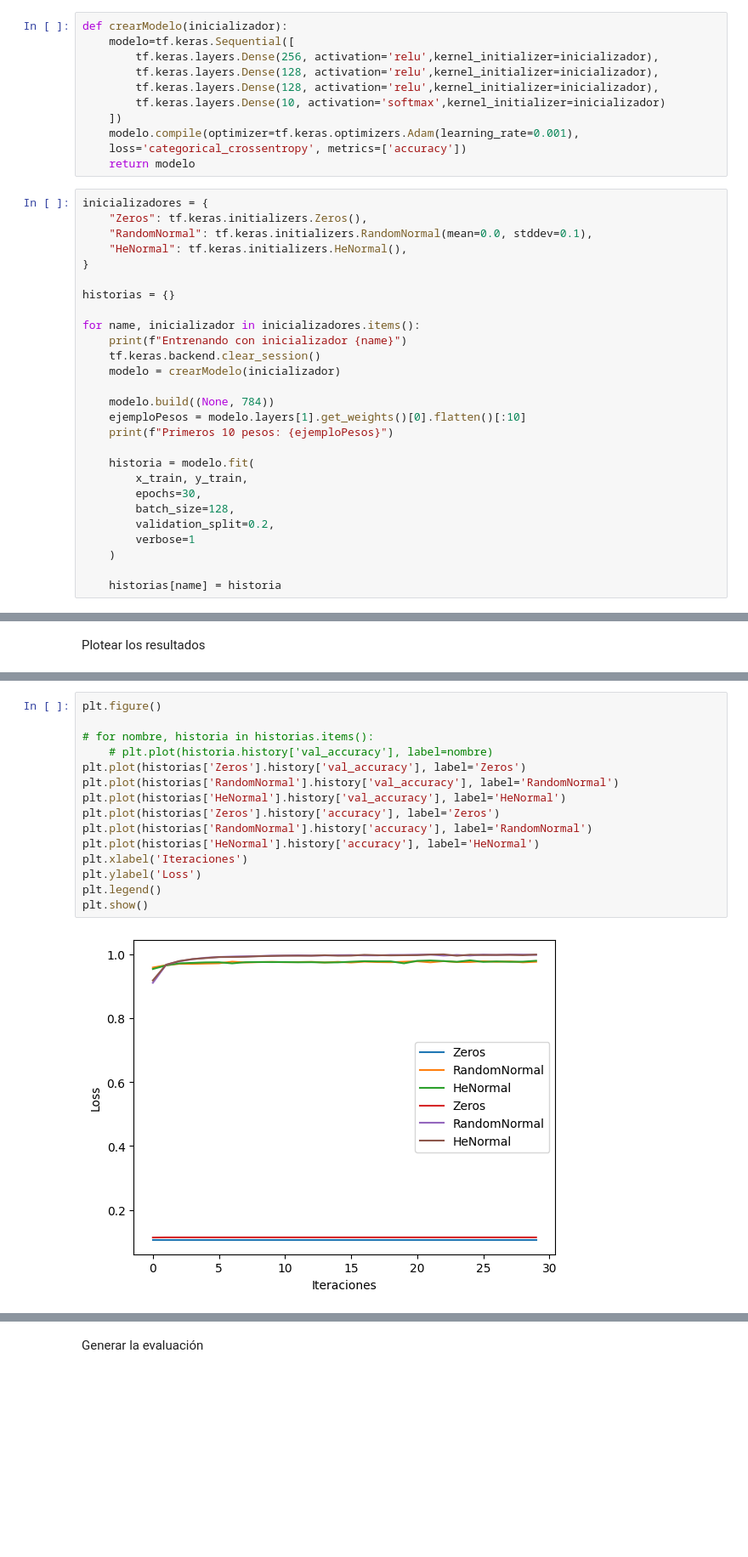
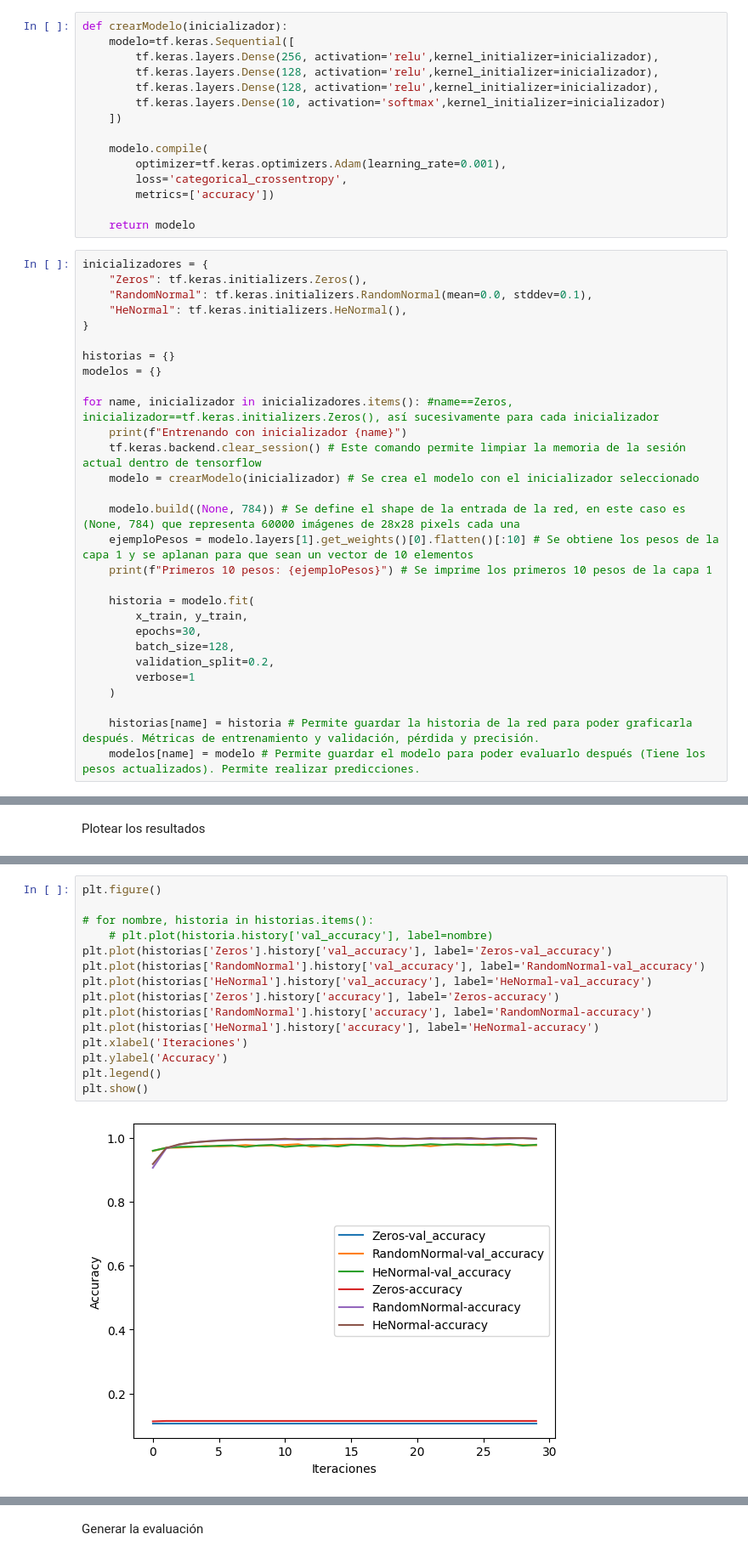
Before and after one commit to larenwell/ai-dl-tensorflow-specialization-fabricum-pucp, a Jupyter notebook: clase4-RedesNeuronales-mnist.ipynb, the cells around one changed output, grey strips where cells are left out. Shown at 85% size. Cells and saved outputs as stored; diff of their text form; blank space fills up the shorter version.

```diff
--- a/clase4-RedesNeuronales-mnist.ipynb
+++ b/clase4-RedesNeuronales-mnist.ipynb
@@ -192,8 +303,12 @@ def crearModelo(inicializador):
         tf.keras.layers.Dense(128, activation='relu',kernel_initializer=inicializador),
         tf.keras.layers.Dense(10, activation='softmax',kernel_initializer=inicializador)
     ])
-    modelo.compile(optimizer=tf.keras.optimizers.Adam(learning_rate=0.001),
-    loss='categorical_crossentropy', metrics=['accuracy'])
+
+    modelo.compile(
+        optimizer=tf.keras.optimizers.Adam(learning_rate=0.001),
+        loss='categorical_crossentropy',
+        metrics=['accuracy'])
+
     return modelo
 # %%
 inicializadores = {
@@ -203,15 +318,16 @@ inicializadores = {
 }
 
 historias = {}
+modelos = {}
 
-for name, inicializador in inicializadores.items():
+for name, inicializador in inicializadores.items(): #name==Zeros, inicializador==tf.keras.initializers.Zeros(), así sucesivamente para cada inicializador
     print(f"Entrenando con inicializador {name}")
-    tf.keras.backend.clear_session()
-    modelo = crearModelo(inicializador)
+    tf.keras.backend.clear_session() # Este comando permite limpiar la memoria de la sesión actual dentro de tensorflow
+    modelo = crearModelo(inicializador) # Se crea el modelo con el inicializador seleccionado
 
-    modelo.build((None, 784))
-    ejemploPesos = modelo.layers[1].get_weights()[0].flatten()[:10]
-    print(f"Primeros 10 pesos: {ejemploPesos}")
+    modelo.build((None, 784)) # Se define el shape de la entrada de la red, en este caso es (None, 784) que representa 60000 imágenes de 28x28 pixels cada una
+    ejemploPesos = modelo.layers[1].get_weights()[0].flatten()[:10] # Se obtiene los pesos de la capa 1 y se aplanan para que sean un vector de 10 elementos
+    print(f"Primeros 10 pesos: {ejemploPesos}") # Se imprime los primeros 10 pesos de la capa 1
 
     historia = modelo.fit(
         x_train, y_train,
@@ -221,7 +337,8 @@ for name, inicializador in inicializadores.items():
         verbose=1
     )
 
-    historias[name] = historia
+    historias[name] = historia # Permite guardar la historia de la red para poder graficarla después. Métricas de entrenamiento y validación, pérdida y precisión.
+    modelos[name] = modelo # Permite guardar el modelo para poder evaluarlo después (Tiene los pesos actualizados). Permite realizar predicciones.
 # %% [output]
 Entrenando con inicializador Zeros
 Primeros 10 pesos: [0. 0. 0. 0. 0. 0. 0. 0. 0. 0.]
@@ -279,20 +396,20 @@ plt.show()
 # %%
 plt.figure()
 
 # for nombre, historia in historias.items():
     # plt.plot(historia.history['val_accuracy'], label=nombre)
-plt.plot(historias['Zeros'].history['val_accuracy'], label='Zeros')
-plt.plot(historias['RandomNormal'].history['val_accuracy'], label='RandomNormal')
-plt.plot(historias['HeNormal'].history['val_accuracy'], label='HeNormal')
-plt.plot(historias['Zeros'].history['accuracy'], label='Zeros')
-plt.plot(historias['RandomNormal'].history['accuracy'], label='RandomNormal')
-plt.plot(historias['HeNormal'].history['accuracy'], label='HeNormal')
+plt.plot(historias['Zeros'].history['val_accuracy'], label='Zeros-val_accuracy')
+plt.plot(historias['RandomNormal'].history['val_accuracy'], label='RandomNormal-val_accuracy')
+plt.plot(historias['HeNormal'].history['val_accuracy'], label='HeNormal-val_accuracy')
+plt.plot(historias['Zeros'].history['accuracy'], label='Zeros-accuracy')
+plt.plot(historias['RandomNormal'].history['accuracy'], label='RandomNormal-accuracy')
+plt.plot(historias['HeNormal'].history['accuracy'], label='HeNormal-accuracy')
 plt.xlabel('Iteraciones')
-plt.ylabel('Loss')
+plt.ylabel('Accuracy')
 plt.legend()
 plt.show()
 # %% [output]
-[figure, old version]
+[figure, new version]
 # %%
 plt.figure()
 
```
Also changed, not shown: parts of 75 cells of this notebook, 4 other files.
